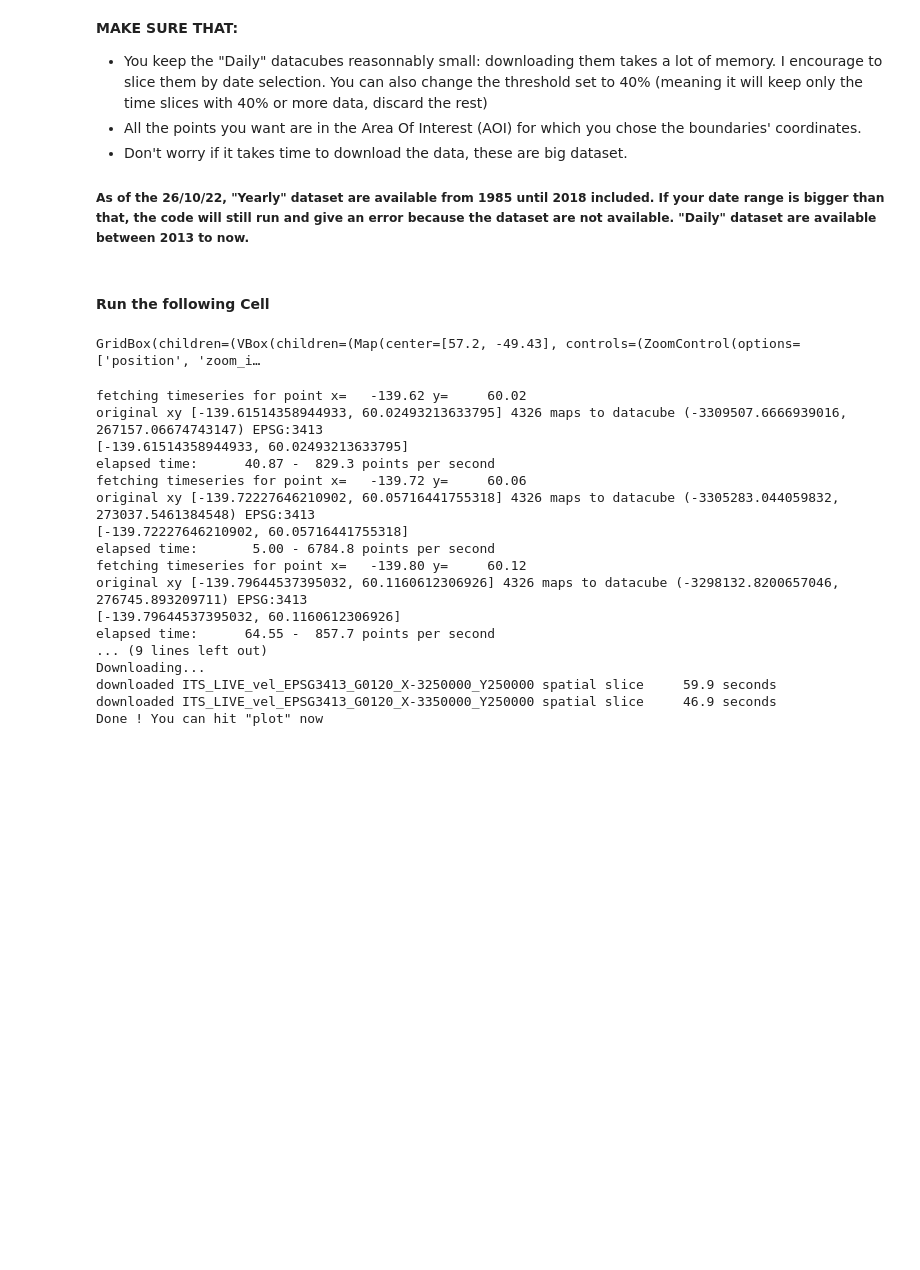
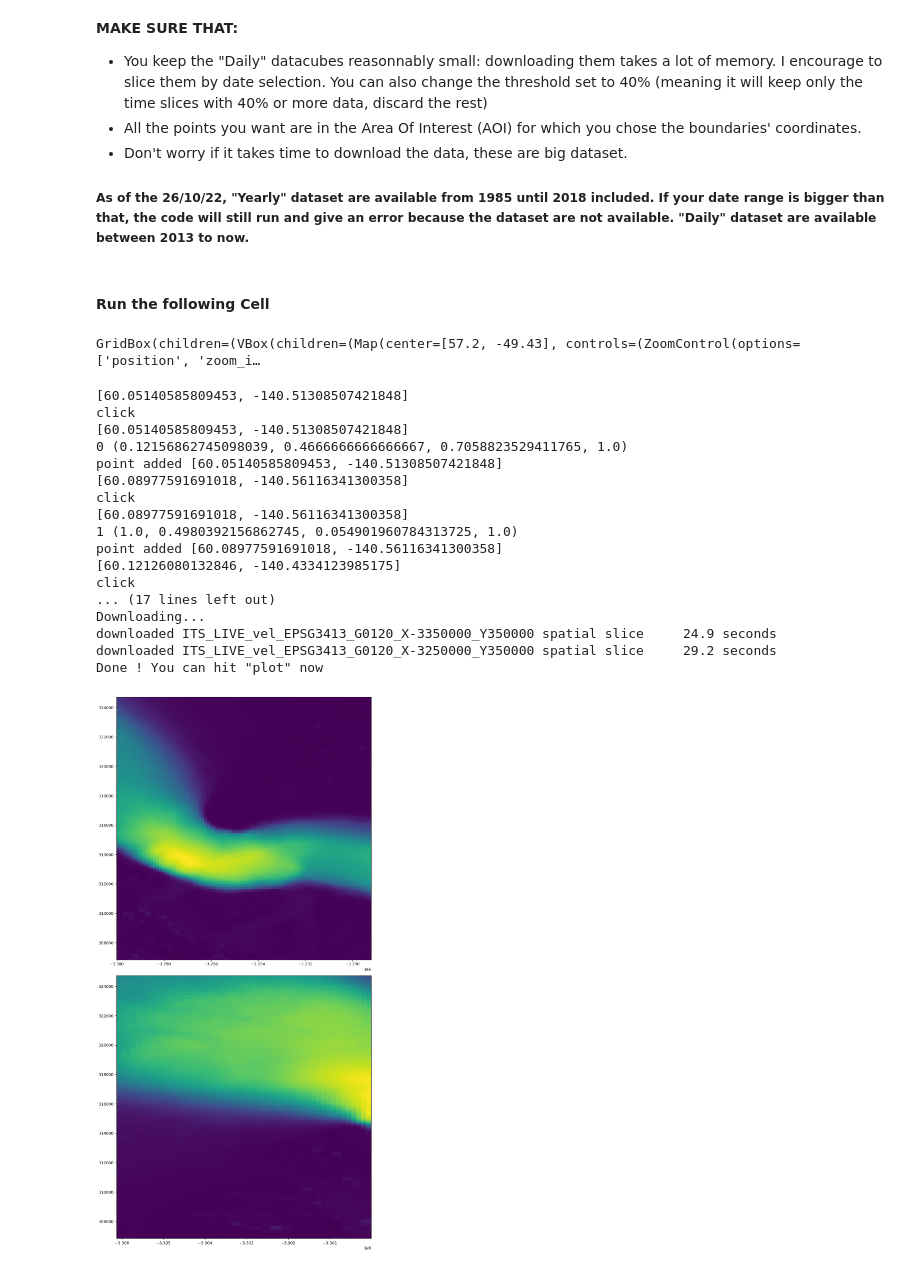
Before and after one commit to vdevauxchupin/ITS-LIVE-Downloader-Tracker, a Jupyter notebook: Download_Cubes.ipynb, the cells around one changed output. Cells and saved outputs as stored; diff of their text form; code cells hidden in the pictures; blank space fills up the shorter version.

```diff
--- a/Download_Cubes.ipynb
+++ b/Download_Cubes.ipynb
@@ -84,7 +87,7 @@ Click on the blue 'plot' button when prompted (after exporting the data).
 type_dataset = "Daily"
 
 # Select your date range (careful the datacubes get heavy quickly)
-sdate = '2019-01-01'
+sdate = '2020-01-01'
 edate = '2022-10-29'
 
 # Select Threshold quality
@@ -353,49 +356,48 @@ layout = widgets.Layout(align_items='stretch',
                         border='none',
                         grid_template_columns="repeat(auto-fit, minmax(720px, 1fr))",
                         # grid_template_columns='48% 48%',
                         width='99%',
                         height='100%')
 
 velocity_widget.set_config(config)
 
 velocity_widget.fig.canvas.capture_scroll = True
 
 # We render the widget
 widgets.GridBox([
                 widgets.VBox([velocity_widget.map,
                             widgets.HBox([latitude, longitude, add_button, clear_button], layout=widgets.Layout(align_items="flex-start",
-                                                                                                                flex_flow='row wrap')),
-                            dates_range,
-                            widgets.HBox([variables, plot_type, include_running_mean], layout=widgets.Layout(justify_content="flex-start",
-                                                                                                                            flex_flow='row wrap'))],
+                                                                                                                flex_flow='row wrap'))],
+
                             layout=widgets.Layout(min_width="100%",
                                                     display="flex",
                                                     # height="100%",
                                                     # max_height="100%",
                                                     max_width="100%")),
                 widgets.VBox([
                             widgets.HBox([get_points, export_button, plot_button, data_link])
                             ], layout=widgets.Layout(min_width="720px",
                                                         overflow='scroll',
                                                         max_width="100%",
                                                         display='flex'))],
                 layout=layout)
 # %% [output]
 GridBox(children=(VBox(children=(Map(center=[57.2, -49.43], controls=(ZoomControl(options=['position', 'zoom_i…
-fetching timeseries for point x=   -139.62 y=     60.02
-original xy [-139.61514358944933, 60.02493213633795] 4326 maps to datacube (-3309507.6666939016, 267157.06674743147) EPSG:3413
-[-139.61514358944933, 60.02493213633795]
-elapsed time:      40.87 -  829.3 points per second
-fetching timeseries for point x=   -139.72 y=     60.06
-original xy [-139.72227646210902, 60.05716441755318] 4326 maps to datacube (-3305283.044059832, 273037.5461384548) EPSG:3413
-[-139.72227646210902, 60.05716441755318]
-elapsed time:       5.00 - 6784.8 points per second
-fetching timeseries for point x=   -139.80 y=     60.12
-original xy [-139.79644537395032, 60.1160612306926] 4326 maps to datacube (-3298132.8200657046, 276745.893209711) EPSG:3413
-[-139.79644537395032, 60.1160612306926]
-elapsed time:      64.55 -  857.7 points per second
-... (9 lines left out)
+[60.05140585809453, -140.51308507421848]
+click
+[60.05140585809453, -140.51308507421848]
+0 (0.12156862745098039, 0.4666666666666667, 0.7058823529411765, 1.0)
+point added [60.05140585809453, -140.51308507421848]
+[60.08977591691018, -140.56116341300358]
+click
+[60.08977591691018, -140.56116341300358]
+1 (1.0, 0.4980392156862745, 0.054901960784313725, 1.0)
+point added [60.08977591691018, -140.56116341300358]
+[60.12126080132846, -140.4334123985175]
+click
+... (17 lines left out)
 Downloading...
-downloaded ITS_LIVE_vel_EPSG3413_G0120_X-3250000_Y250000 spatial slice     59.9 seconds
-downloaded ITS_LIVE_vel_EPSG3413_G0120_X-3350000_Y250000 spatial slice     46.9 seconds
+downloaded ITS_LIVE_vel_EPSG3413_G0120_X-3350000_Y350000 spatial slice     24.9 seconds
+downloaded ITS_LIVE_vel_EPSG3413_G0120_X-3250000_Y350000 spatial slice     29.2 seconds
 Done ! You can hit "plot" now
+[figure, added]
```
Also changed, not shown: parts of 3 cells of this notebook, 7 other files.
